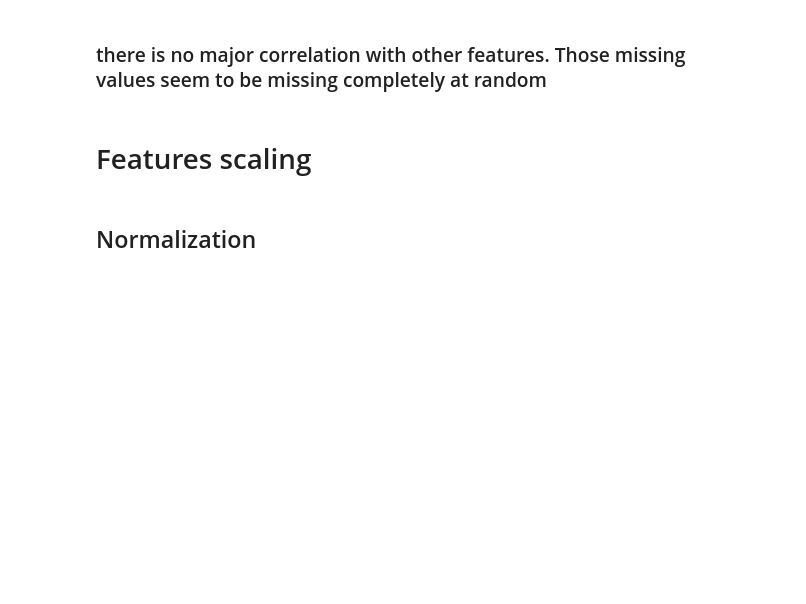
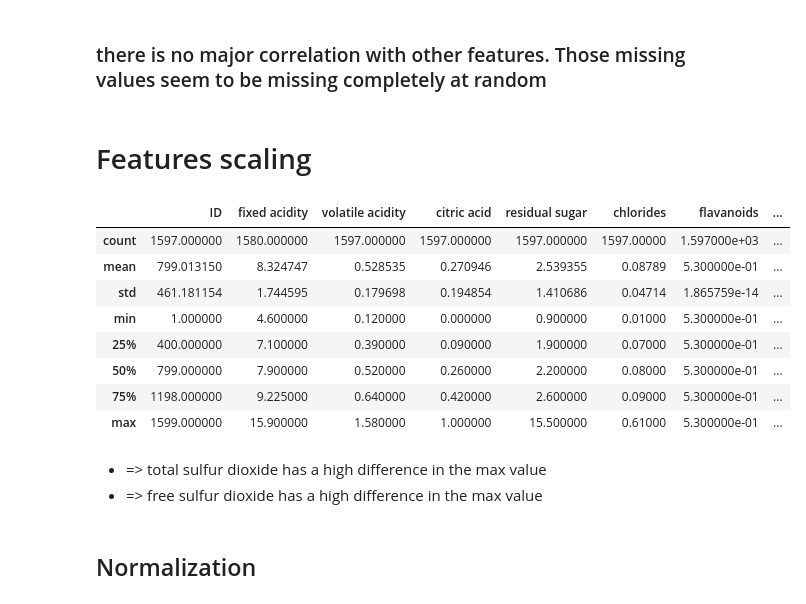
Before and after one commit to proohit/trends-in-ds-team1, a Jupyter notebook: data quality issues/red_wine_data_quality_issues.ipynb, the cells around one changed output. Saved outputs shown, nothing was run; the diff lists cells and outputs as text; code cells hidden in the pictures; blank space fills up the shorter version.

```diff
--- a/data quality issues/red_wine_data_quality_issues.ipynb
+++ b/data quality issues/red_wine_data_quality_issues.ipynb
@@ -73,6 +73,21 @@ corr_ph = wine_red.drop('ID', axis=1).corrwith(wine_red['pH']).plot.bar(
 ### there is no major correlation with other features. Those missing values seem to be missing completely at random
 # %% [markdown]
 # Features scaling
+# %%
+wine_red.describe(include='all')
+# %% [output]
+|  | ID | fixed acidity | volatile acidity | citric acid | residual sugar | chlorides | flavanoids | ... |
+| count | 1597.000000 | 1580.000000 | 1597.000000 | 1597.000000 | 1597.000000 | 1597.00000 | 1.597000e+03 | ... |
+| mean | 799.013150 | 8.324747 | 0.528535 | 0.270946 | 2.539355 | 0.08789 | 5.300000e-01 | ... |
+| std | 461.181154 | 1.744595 | 0.179698 | 0.194854 | 1.410686 | 0.04714 | 1.865759e-14 | ... |
+| min | 1.000000 | 4.600000 | 0.120000 | 0.000000 | 0.900000 | 0.01000 | 5.300000e-01 | ... |
+| 25% | 400.000000 | 7.100000 | 0.390000 | 0.090000 | 1.900000 | 0.07000 | 5.300000e-01 | ... |
+| 50% | 799.000000 | 7.900000 | 0.520000 | 0.260000 | 2.200000 | 0.08000 | 5.300000e-01 | ... |
+| 75% | 1198.000000 | 9.225000 | 0.640000 | 0.420000 | 2.600000 | 0.09000 | 5.300000e-01 | ... |
+| max | 1599.000000 | 15.900000 | 1.580000 | 1.000000 | 15.500000 | 0.61000 | 5.300000e-01 | ... |
+# %% [markdown]
+- => total sulfur dioxide has a high difference in the max value
+- => free sulfur dioxide has a high difference in the max value
 # %% [markdown]
 ## Normalization
 # %% [markdown]
```
Also changed, not shown: parts of 7 cells of this notebook, 1 other file.
